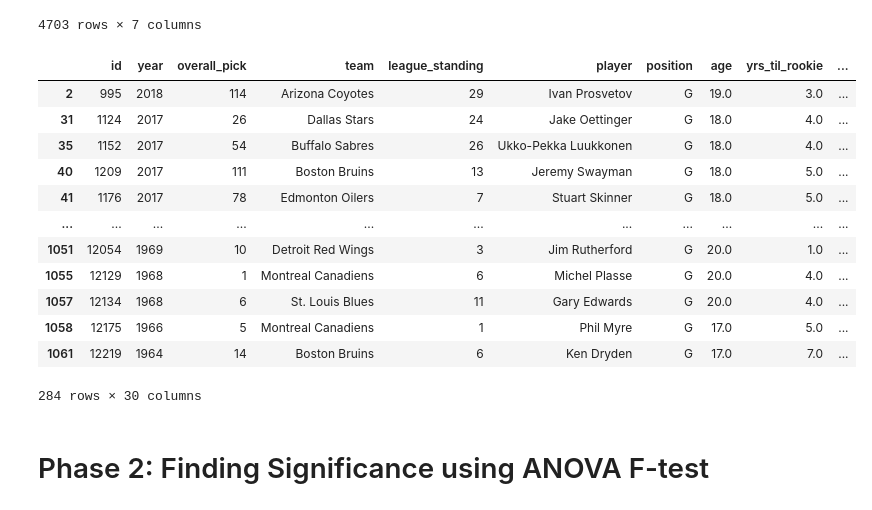
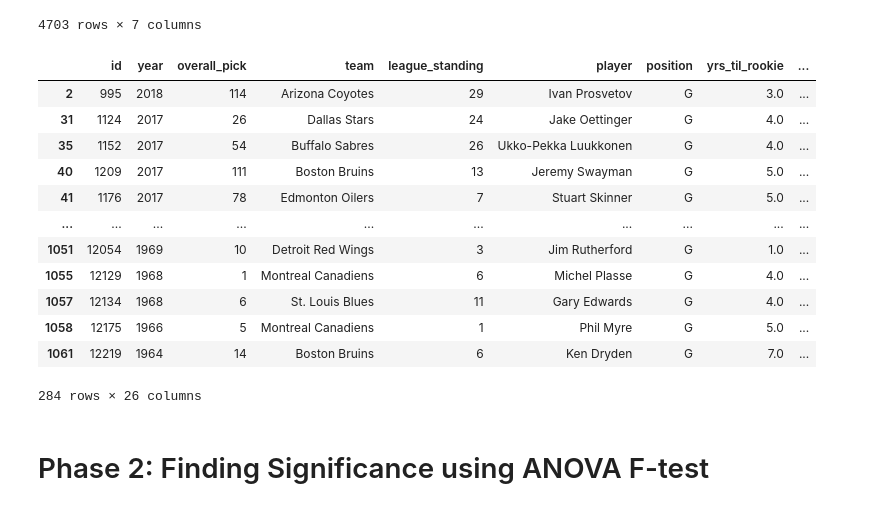
Before and after one commit to andrew-moscheni/nhl_draft_page, a Jupyter notebook: NHL_Prospect_Predictions.ipynb, the cells around one changed output. Drawn from its saved outputs; the diff is of its cells as text; code cells hidden in the pictures.

Commit message:
Add files via upload
Slight change to goalie dataframe

```diff
--- a/NHL_Prospect_Predictions.ipynb
+++ b/NHL_Prospect_Predictions.ipynb
@@ -552,46 +552,47 @@ for i in rookie_stats.index:
           + rookie_stats['GP'][i-1] >= 6) and not found_row:
     added = rookie_stats.iloc[i].to_frame().transpose()
     rows = pd.concat([rows, added], ignore_index=True, axis=0)
     found_row = True
   # check if names change, if they do then reset the season_count and found_row
   if (i!=rookie_stats.index[-1]) and (rookie_stats['Player'][i] != rookie_stats['Player'][i+1]):
     season_count=0
     found_row=False
   else:
     season_count = season_count + 1
 
 rookie_stats=rows
 
 # fix the names to ensure that they can match correctly
 for i in rookie_stats.index:
   if rookie_stats['Player'][i][-1] == '*':
     rookie_stats['Player'][i] = rookie_stats['Player'][i][:-1]
   rookie_stats['Player'][i] = unidecode(rookie_stats['Player'][i])
 #rookie_stats
 
 # join it with the other dataframe and ensure that all the names have values
 goalie_rookie_tbl = goalie_train_set.merge(rookie_stats, left_on='player', right_on='Player', how='left')
 goalie_rookie_tbl.dropna(subset=['GP', 'Player', 'Tm'], inplace=True)
 
 # make the to_year column the difference between age when drafted and the age
 # when they are in their rookie season
 goalie_rookie_tbl['to_year'] = goalie_rookie_tbl['Age'] - goalie_rookie_tbl['age']
 goalie_rookie_tbl = goalie_rookie_tbl.rename(columns={'to_year':'yrs_til_rookie'})
+goalie_rookie_tbl = goalie_rookie_tbl.drop(columns=["Age", "age", "Tm", "Player"])
 goalie_rookie_tbl
 # %% [output]
-|  | id | year | overall_pick | team | league_standing | player | position | age | yrs_til_rookie | ... |
-| 2 | 995 | 2018 | 114 | Arizona Coyotes | 29 | Ivan Prosvetov | G | 19.0 | 3.0 | ... |
-| 31 | 1124 | 2017 | 26 | Dallas Stars | 24 | Jake Oettinger | G | 18.0 | 4.0 | ... |
-| 35 | 1152 | 2017 | 54 | Buffalo Sabres | 26 | Ukko-Pekka Luukkonen | G | 18.0 | 4.0 | ... |
-| 40 | 1209 | 2017 | 111 | Boston Bruins | 13 | Jeremy Swayman | G | 18.0 | 5.0 | ... |
-| 41 | 1176 | 2017 | 78 | Edmonton Oilers | 7 | Stuart Skinner | G | 18.0 | 5.0 | ... |
-| ... | ... | ... | ... | ... | ... | ... | ... | ... | ... | ... |
-| 1051 | 12054 | 1969 | 10 | Detroit Red Wings | 3 | Jim Rutherford | G | 20.0 | 1.0 | ... |
-| 1055 | 12129 | 1968 | 1 | Montreal Canadiens | 6 | Michel Plasse | G | 20.0 | 4.0 | ... |
-| 1057 | 12134 | 1968 | 6 | St. Louis Blues | 11 | Gary Edwards | G | 20.0 | 4.0 | ... |
-| 1058 | 12175 | 1966 | 5 | Montreal Canadiens | 1 | Phil Myre | G | 17.0 | 5.0 | ... |
-| 1061 | 12219 | 1964 | 14 | Boston Bruins | 6 | Ken Dryden | G | 17.0 | 7.0 | ... |
+|  | id | year | overall_pick | team | league_standing | player | position | yrs_til_rookie | ... |
+| 2 | 995 | 2018 | 114 | Arizona Coyotes | 29 | Ivan Prosvetov | G | 3.0 | ... |
+| 31 | 1124 | 2017 | 26 | Dallas Stars | 24 | Jake Oettinger | G | 4.0 | ... |
+| 35 | 1152 | 2017 | 54 | Buffalo Sabres | 26 | Ukko-Pekka Luukkonen | G | 4.0 | ... |
+| 40 | 1209 | 2017 | 111 | Boston Bruins | 13 | Jeremy Swayman | G | 5.0 | ... |
+| 41 | 1176 | 2017 | 78 | Edmonton Oilers | 7 | Stuart Skinner | G | 5.0 | ... |
+| ... | ... | ... | ... | ... | ... | ... | ... | ... | ... |
+| 1051 | 12054 | 1969 | 10 | Detroit Red Wings | 3 | Jim Rutherford | G | 1.0 | ... |
+| 1055 | 12129 | 1968 | 1 | Montreal Canadiens | 6 | Michel Plasse | G | 4.0 | ... |
+| 1057 | 12134 | 1968 | 6 | St. Louis Blues | 11 | Gary Edwards | G | 4.0 | ... |
+| 1058 | 12175 | 1966 | 5 | Montreal Canadiens | 1 | Phil Myre | G | 5.0 | ... |
+| 1061 | 12219 | 1964 | 14 | Boston Bruins | 6 | Ken Dryden | G | 7.0 | ... |
-284 rows × 30 columns
+284 rows × 26 columns
 # %% [markdown]
 # Phase 2: Finding Significance using ANOVA F-test
 # %% [markdown]
```
